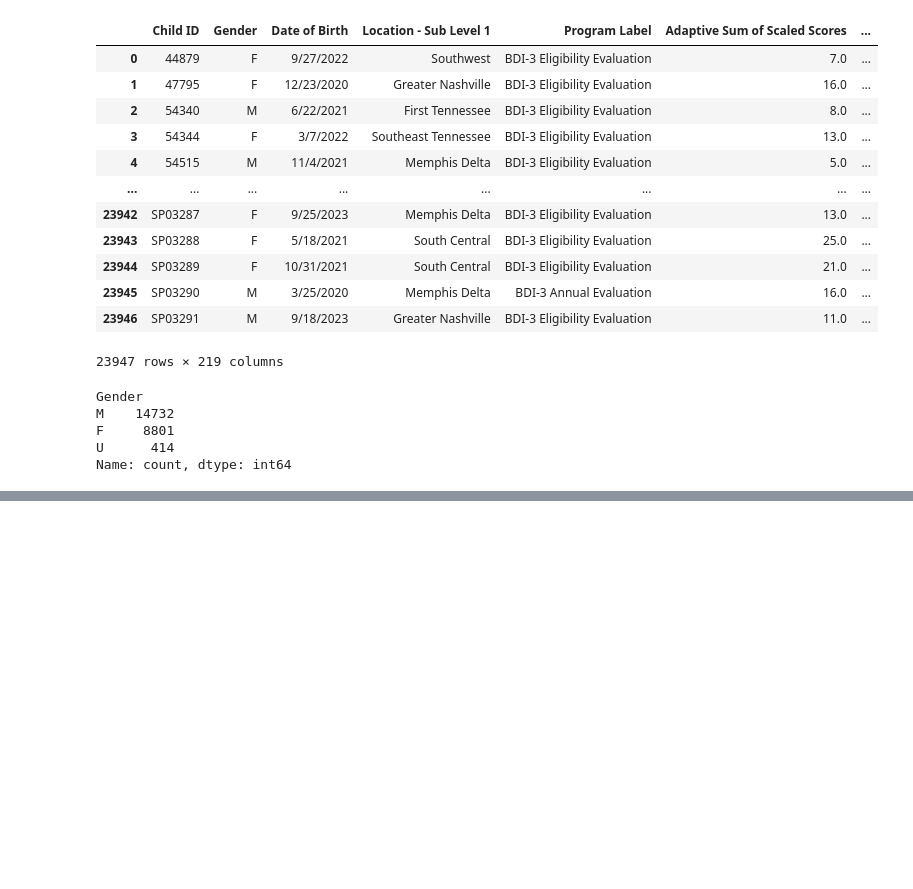
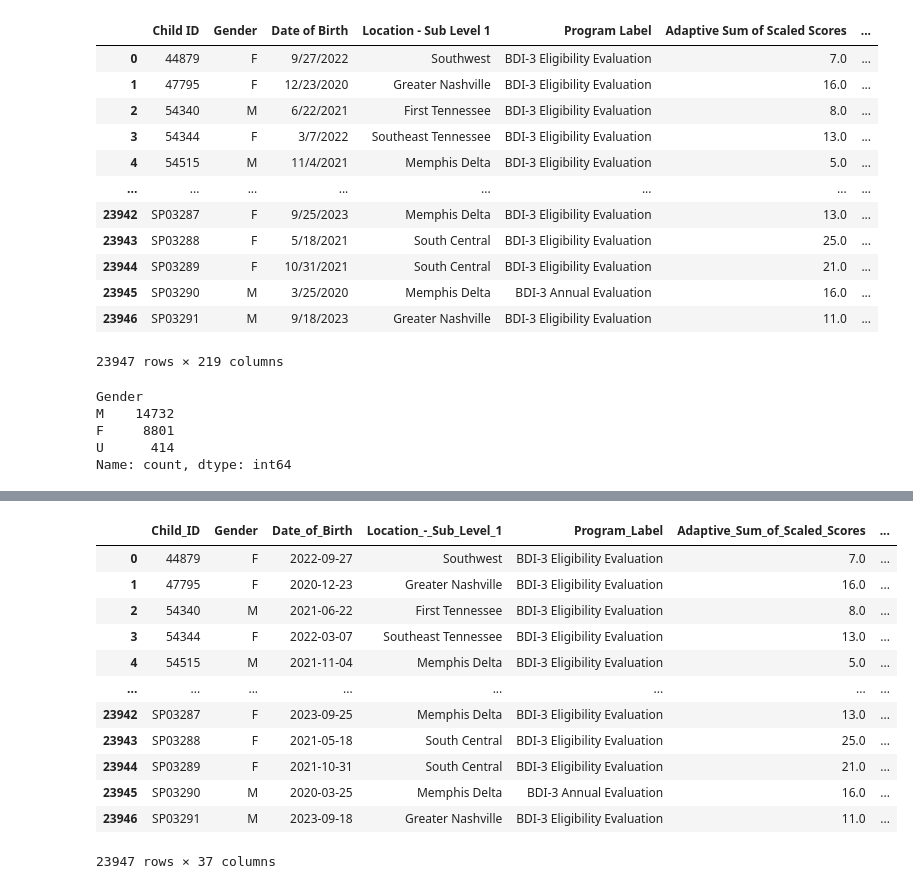
Before and after one commit to NSS-Full-Time-Data-Analytics-11/teis-project-tucker, a Jupyter notebook: teis-project-riley.ipynb, the cells around one changed output, grey strips where cells are left out. Drawn from its saved outputs; the diff is of its cells as text; code cells hidden in the pictures; blank space fills up the shorter version.

```diff
--- a/teis-project-riley.ipynb
+++ b/teis-project-riley.ipynb
@@ -41,0 +62,7 @@ Name: count, dtype: int64
+# %%
+evals['Date_of_Birth'] = pd.to_datetime(evals['Date_of_Birth'])
+evals['Adaptive-Self_Care_Date_of_Testing'] = pd.to_datetime(evals['Adaptive-Self_Care_Date_of_Testing'])
+# %%
+evals['Age'] = evals['Adaptive-Self_Care_Date_of_Testing'] - evals['Date_of_Birth']
+evals['Age'] = evals['Age'].dt.days/365
+evals['Age']
@@ -41,0 +133,53 @@ Name: count, dtype: int64
+# %%
+adaptive = evals[['Child_ID',
+ 'Gender',
+ 'Date_of_Birth',
+ 'Location_-_Sub_Level_1',
+ 'Program_Label',
+ 'Adaptive_Sum_of_Scaled_Scores',
+ 'Adaptive_Developmental_Quotient',
+ 'Adaptive_Percentile_Rank',
+ 'Adaptive_95%_Confidence_Interval',
+ 'Adaptive_RDI',
+ 'Adaptive_Z-Score',
+ 'Adaptive_T-Score',
+ 'Adaptive_NCE','Adaptive-Self_Care_Examiner',
+ 'Adaptive-Self_Care_Date_of_Testing',
+ 'Adaptive-Self_Care_RS',
+ 'Adaptive-Self_Care_SS',
+ 'Adaptive-Self_Care_PR',
+ 'Adaptive-Self_Care_AE',
+ 'Adaptive-Self_Care_RDI',
+ 'Adaptive-Self_Care_CSS',
+ 'Adaptive-Self_Care_CSS_90%',
+ 'Adaptive-Self_Care_Z-Score',
+ 'Adaptive-Self_Care_T-Score',
+ 'Adaptive-Self_Care_NCE',
+ 'Adaptive-Personal_Responsibility_Examiner',
+ 'Adaptive-Personal_Responsibility_Date_of_Testing',
+ 'Adaptive-Personal_Responsibility_RS',
+ 'Adaptive-Personal_Responsibility_SS',
+ 'Adaptive-Personal_Responsibility_PR',
+ 'Adaptive-Personal_Responsibility_AE',
+ 'Adaptive-Personal_Responsibility_RDI',
+ 'Adaptive-Personal_Responsibility_CSS',
+ 'Adaptive-Personal_Responsibility_CSS_90%',
+ 'Adaptive-Personal_Responsibility_Z-Score',
+ 'Adaptive-Personal_Responsibility_T-Score',
+ 'Adaptive-Personal_Responsibility_NCE', 'Age']]
+
+adaptive
+# %% [output]
+|  | Child_ID | Gender | Date_of_Birth | Location_-_Sub_Level_1 | Program_Label | Adaptive_Sum_of_Scaled_Scores | ... |
+| 0 | 44879 | F | 2022-09-27 | Southwest | BDI-3 Eligibility Evaluation | 7.0 | ... |
+| 1 | 47795 | F | 2020-12-23 | Greater Nashville | BDI-3 Eligibility Evaluation | 16.0 | ... |
+| 2 | 54340 | M | 2021-06-22 | First Tennessee | BDI-3 Eligibility Evaluation | 8.0 | ... |
+| 3 | 54344 | F | 2022-03-07 | Southeast Tennessee | BDI-3 Eligibility Evaluation | 13.0 | ... |
+| 4 | 54515 | M | 2021-11-04 | Memphis Delta | BDI-3 Eligibility Evaluation | 5.0 | ... |
+| ... | ... | ... | ... | ... | ... | ... | ... |
+| 23942 | SP03287 | F | 2023-09-25 | Memphis Delta | BDI-3 Eligibility Evaluation | 13.0 | ... |
+| 23943 | SP03288 | F | 2021-05-18 | South Central | BDI-3 Eligibility Evaluation | 25.0 | ... |
+| 23944 | SP03289 | F | 2021-10-31 | South Central | BDI-3 Eligibility Evaluation | 21.0 | ... |
+| 23945 | SP03290 | M | 2020-03-25 | Memphis Delta | BDI-3 Annual Evaluation | 16.0 | ... |
+| 23946 | SP03291 | M | 2023-09-18 | Greater Nashville | BDI-3 Eligibility Evaluation | 11.0 | ... |
+23947 rows × 37 columns
```
Also changed, not shown: parts of 13 cells of this notebook.
